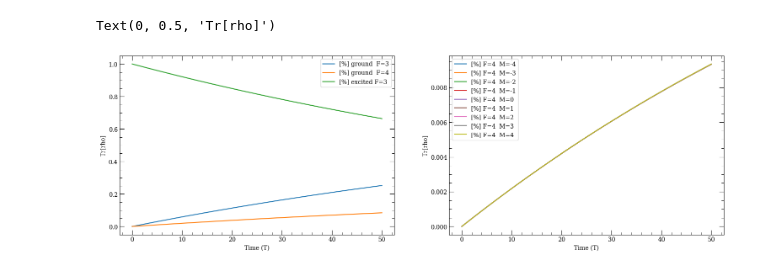
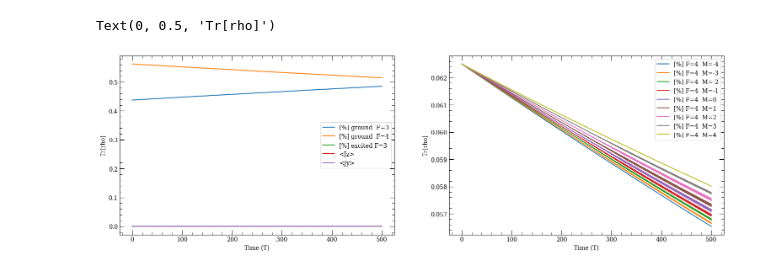
Before and after one commit to maimounabocoum/Mai-Qtip, a Jupyter notebook: PUMPING.ipynb, the cells around one changed output. Drawn from its saved outputs; the diff is of its cells as text; code cells hidden in the pictures.

Commit message:
working but pumping very inefficient in mW range ?

```diff
--- a/PUMPING.ipynb
+++ b/PUMPING.ipynb
@@ -133,31 +133,37 @@ class alk_atom:
                 raise Exception("Sorry, wrong number!")
             return S
 # %%
-# initialize quantum initial state from "home made" atom class
+# initialize the simulation
 # preparation state for the MORS in list of [[l,j,[F]]]
-myList = [ [0,0.5,[3,4]] , [1,1.5,[3]] ]
+myList = [ [0,0.5,[3,4]] , [1,1.5,[2,3,4,5]] ]
 my_cesium = alk_atom(myList)
 # my_cesium.printAtom()
 # Load parameters for Caesium alk Library
 atom = Caesium()
 # energy of D2 line in eV :
+#h = constants.physical_constants['Planck constant in eV/Hz'][0]
 E_D2 = atom.getEnergy(6,1,1.5) - atom.getEnergy(6,0,0.5)
+# convert to frequency
+omega_D2 = 2*np.pi*E_D2/constants.physical_constants['Planck constant in eV/Hz'][0]
+Eup   = atom.getHFSEnergyShift(1.5,2, atom.getHFSCoefficients(6,1,0.5)[0] , atom.getHFSCoefficients(6,1,0.5)[1])
+Edown = atom.getHFSEnergyShift(0.5,3, atom.getHFSCoefficients(6,0,0.5)[0] , atom.getHFSCoefficients(6,0,0.5)[1])
+E = E_D2 + Eup - Edown #F3->F'3 transtion frequency
 
 # initial field properties for semi-classical simulation
-Power = 1e-3 ;          # field power in Watt
-S     = (2e-3)*(8e-2)   # insident surface in m^2
+Power = 3e-3 ;          # field power in Watt
+S     = (1.8e-3)*(5e-2)   # insident surface in m^2
 phi   = 0               # phase of the field
-Delta = 0               # Detuning of the field (rotation frame wl = w0 + Delta , where w0 is D2 line) in Hz
-Pol   = [0.5,0.5]       # distribution of polarization state [% of sigma+ , % of sigma-]
+Delta = Eup - Edown            # Detuning of the field (rotation frame wl = w0 + 2*pi*Delta , where w0 is D2 line) in Hz
+Pol   = [1,0]           # distribution of polarization state [% of sigma+ , % of sigma-]
 
-Bx = 1       # Magnetic field along x in T
+Bx = 1e-3       # Magnetic field along x in T
 # constants
 muB = constants.physical_constants['Bohr magneton'][0] # Bohr magneton SI units
 
 # normalizing parameters used for the simulation
-
+#h = constants.physical_constants['Planck constant in eV/Hz'][0]
 T = (2*np.pi)*(constants.hbar)/(0.25*muB*Bx)
 ea0 = constants.physical_constants['atomic unit of electric dipole mom.'][0]
 E0 = np.sqrt((2*Power)/(S*constants.c*constants.epsilon_0)) # field in V/m on atom
 
-print((0.25*muB*Bx)/(constants.hbar))
+#print((0.25*muB*Bx)/(constants.hbar))
@@ -213,5 +220,5 @@ H = [Hs,[Hint, Hint_coeff]]
 # %%
-# construction of collapse operators
+# # construction of collapse operators
 Cops = [Qobj(dims=[[my_cesium.N],[my_cesium.N]]) for i in range(my_cesium.N_notground)] # initializing an empty list
 
 offset = my_cesium.N - my_cesium.N_notground # element to skip the the basis to reach first collapsing ket
@@ -238,20 +245,23 @@ for loop in range(0,my_cesium.N_notground,1): # loop on excited states
                             #get level lifetime
                             gamma = atom.getStateLifetime(6,1,0.5, temperature=300,includeLevelsUpTo=7)**-1
                             #get HFS branching coefficient from(L1,J1,M1 --> L2,J2,F2,F2 using q)
-                            b = my_cesium.GetHPSDipolarElementBranching(my_cesium.L[offset+loop],my_cesium.J[offset+loop],my_cesium.F[offset+loop],my_cesium.M[offset+loop],\
+                            try:
+                                b = my_cesium.GetHPSDipolarElementBranching(my_cesium.L[offset+loop],my_cesium.J[offset+loop],my_cesium.F[offset+loop],my_cesium.M[offset+loop],\
                                                                         my_cesium.L[j],my_cesium.J[j],my_cesium.F[j],my_cesium.M[j],q)
+                            except:
+                                b=0
                             my_cesium.L[offset+loop] , my_cesium.J[offset+loop]
                             Cops[loop] = Cops[loop] + \
                                 np.sqrt(b*gamma*T)*basis(my_cesium.N, j)*basis(my_cesium.N, offset + loop).dag()
 
-# I = my_cesium.FetchKetIndex([1,1.5,3,0])
-# print([my_cesium.L[I[0]],my_cesium.J[I[0]],my_cesium.F[I[0]],my_cesium.M[I[0]]])
-# plt.imshow(np.real(Cops[I[0]-offset].full()),aspect='auto',interpolation='none')
+# # I = my_cesium.FetchKetIndex([1,1.5,3,0])
+# # print([my_cesium.L[I[0]],my_cesium.J[I[0]],my_cesium.F[I[0]],my_cesium.M[I[0]]])
+# # plt.imshow(np.real(Cops[I[0]-offset].full()),aspect='auto',interpolation='none')
 # %%
 # Initial state initialization
 # by convention, the order of the basis is that of my_cesium.M
 rho0 = Qobj(dims=[[my_cesium.N],[my_cesium.N]])
-for i in range(my_cesium.N_notground,my_cesium.N,1): # equidistribution of over all element of the Hilbert base
+for i in range(0,16,1): # equidistribution of over all element of the Hilbert base
     rho0 += basis(my_cesium.N,i)*basis(my_cesium.N,i).dag()
 
 rho0 = rho0/rho0.tr() # normalize by trace norm Trace
@@ -310,29 +318,31 @@ opts = Options()
 opts.store_states = True
 opts.store_final_state = True
 
-t = np.linspace(0, 50, 500) # Define time vector
+t = np.linspace(0,500,10000) # Define time vector
 
 # collaspe operator list : Cops
 output = mesolve( H, rho0 , t , Cops, ObsOp , options=opts ) # return a list density matrices over time in "output.states"
 # %%
 # print(population density on each hyperfine level)
 # for i in range(0,len(t)):
 #     [i]  = np.real(output.states[i].tr())
 
 fig, ax = plt.subplots(1,2)
 fig.set_size_inches(18.5, 5.5)
 ax[0].plot(output.times, output.expect[0],label='[%] ground  F=3')
 ax[0].plot(output.times, output.expect[1],label='[%] ground  F=4')
 ax[0].plot(output.times, output.expect[2],label='[%] excited F=3')
+ax[0].plot(output.times, output.expect[3],label='<Jz>')
+ax[0].plot(output.times, output.expect[4],label='<Jy>')
 ax[0].legend()
 ax[0].set_xlabel('Time (T)')
 ax[0].set_ylabel('Tr[rho]')
 
 for i in range(5,14):
     ax[1].plot(output.times, output.expect[i],label='[%] F=4  M='+str(i-9))
 ax[1].legend()
 ax[1].set_xlabel('Time (T)')
 ax[1].set_ylabel('Tr[rho]')
 # %% [output]
 Text(0, 0.5, 'Tr[rho]')
-[figure, old version]
+[figure, new version]
```
Also changed, not shown: parts of 4 cells of this notebook, 1 other file.
